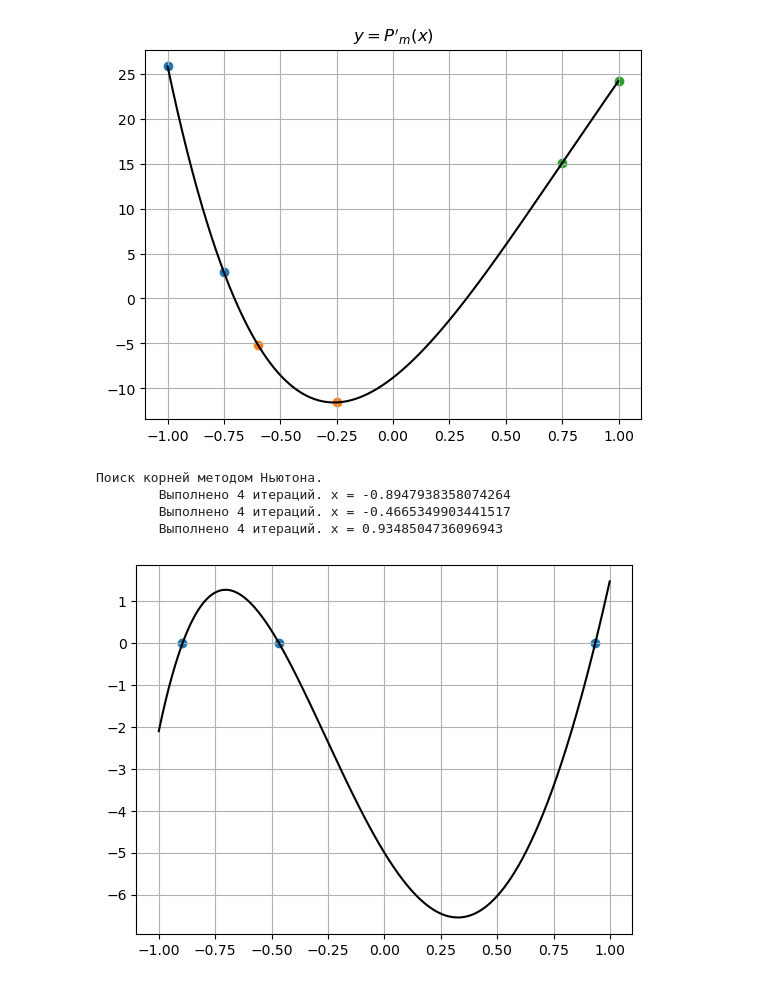
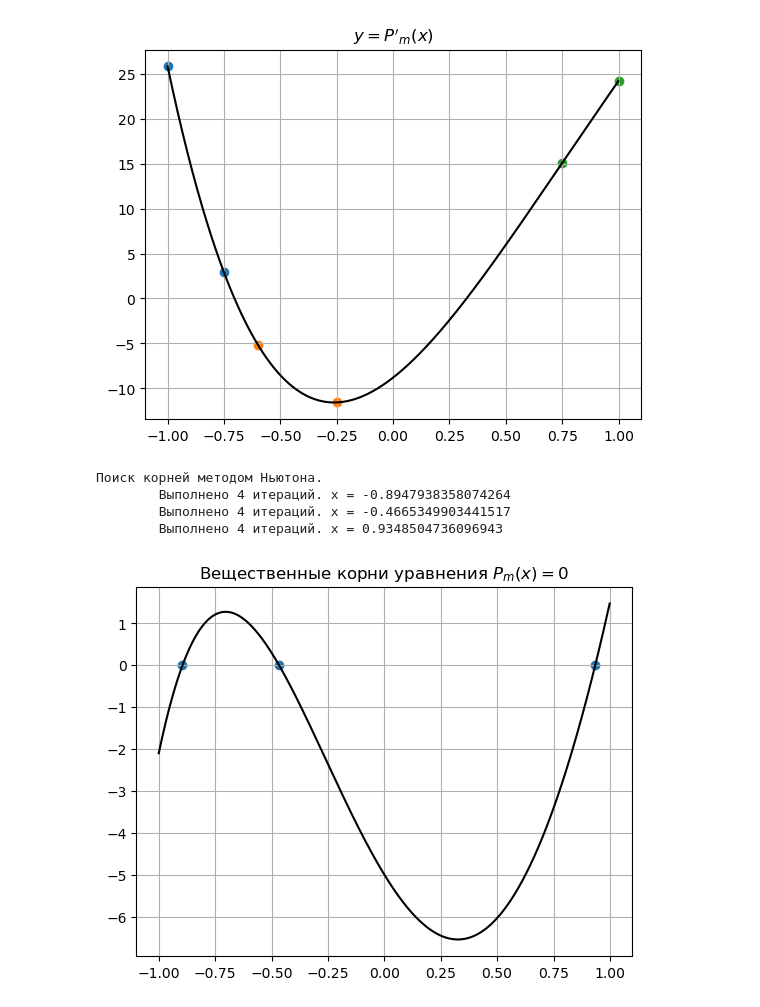
Before and after one commit to AeekTrue/mathmod, a Jupyter notebook: lab2/Lab2.3.ipynb, the cells around one changed output. Cells and saved outputs as stored; diff of their text form; code cells hidden in the pictures.

```diff
--- a/lab2/Lab2.3.ipynb
+++ b/lab2/Lab2.3.ipynb
@@ -31,25 +31,26 @@ Text(0.5, 1.0, "$y = P'_m(x)$")
 # %%
 def newton(x0, func, dfunc, eps):
     x1 = x0 - func(x0) / dfunc(x0)
     it = 1
     while abs(x1 - x0) > eps:
         x0 = x1
         x1 = x0 - func(x0) / dfunc(x0)
         # print(f"\t{x1}")
         it += 1
     print(f"\tВыполнено {it} итераций. x = {x1}")
     return x1
 
 eps = 10**(-8)
 x0 = (loc[:, 1] + loc[:, 0])/2
 print('Поиск корней методом Ньютона.')
 roots = np.array([newton(start, f, df, eps) for start in x0])
 plt.scatter(roots, f(roots))
 plt.plot(x, f(x), "k")
+plt.title("Вещественные корни уравнения $P_m(x) = 0$")
 plt.grid()
 # %% [output]
 Поиск корней методом Ньютона.
         Выполнено 4 итераций. x = -0.8947938358074264
         Выполнено 4 итераций. x = -0.4665349903441517
         Выполнено 4 итераций. x = 0.9348504736096943
-[figure, old version]
+[figure, new version]
```
Also changed, not shown: parts of 3 cells of this notebook, 2 other files.
